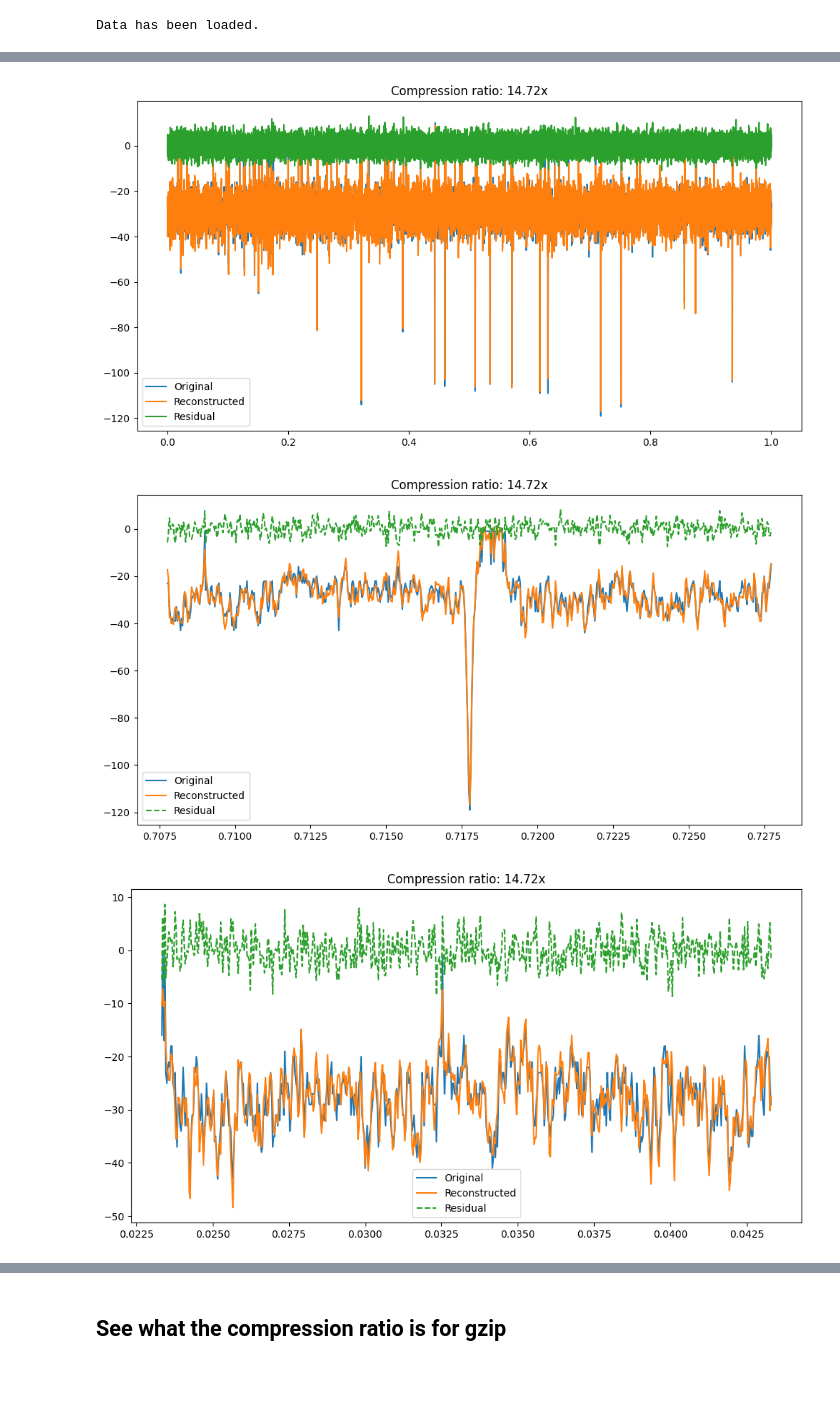
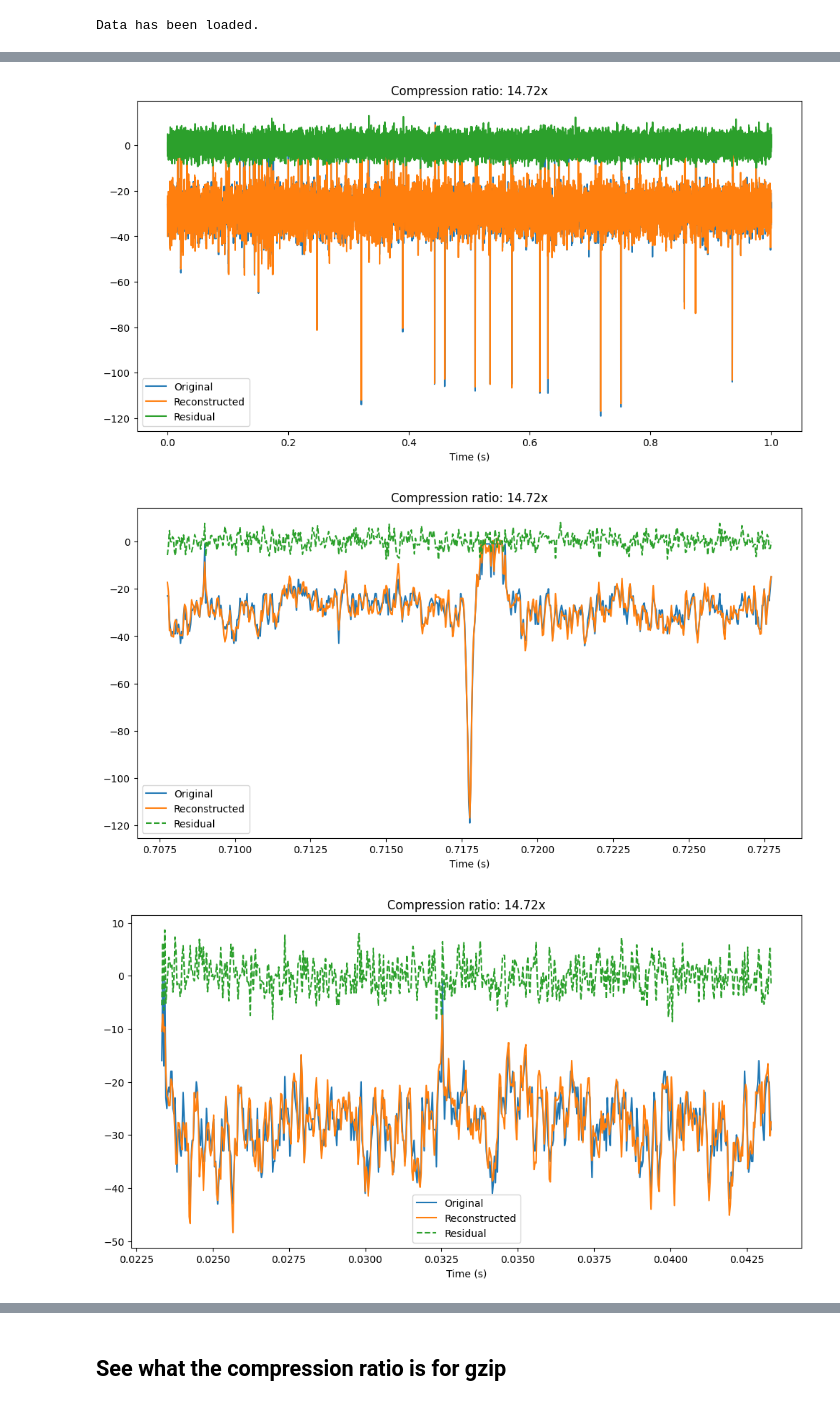
Before and after one commit to magland/qfc, a Jupyter notebook: qfc.ipynb, the cells around one changed output, grey strips where cells are left out. Drawn from its saved outputs; the diff is of its cells as text; code cells hidden in the pictures; blank space fills up the shorter version.

```diff
--- a/qfc.ipynb
+++ b/qfc.ipynb
@@ -332,6 +335,7 @@ plt.plot(grid, x[:, channel], label="Original")
 plt.plot(grid, x_recon[:, channel], label="Reconstructed")
 plt.plot(grid, resid[:, channel], label="Residual")
 plt.title(f'Compression ratio: {compression_ratio:.2f}x')
+plt.xlabel('Time (s)')
 plt.legend()
 plt.show()
 
@@ -343,6 +347,7 @@ plt.plot(grid[rng[0]:rng[1]], x[rng[0]:rng[1], channel], label="Original")
 plt.plot(grid[rng[0]:rng[1]], x_recon[rng[0]:rng[1], channel], label="Reconstructed")
 plt.plot(grid[rng[0]:rng[1]], resid[rng[0]:rng[1], channel], '--', label="Residual")
 plt.title(f'Compression ratio: {compression_ratio:.2f}x')
+plt.xlabel('Time (s)')
 plt.legend()
 plt.show()
 
@@ -354,38 +359,39 @@ plt.plot(grid[rng[0]:rng[1]], x[rng[0]:rng[1], channel], label="Original")
 plt.plot(grid[rng[0]:rng[1]], x_recon[rng[0]:rng[1], channel], label="Reconstructed")
 plt.plot(grid[rng[0]:rng[1]], resid[rng[0]:rng[1], channel], '--', label="Residual")
 plt.title(f'Compression ratio: {compression_ratio:.2f}x')
+plt.xlabel('Time (s)')
 plt.legend()
 
 # Show the histogram of the residuals
 
 plt.figure()
 plt.hist(resid[:, channel], bins=100)
 plt.title("Histogram of the residuals")
 plt.show()
 
 fig, axs = plt.subplots(3, 1, figsize=(1000/100, 600/100), dpi=100)
 
 # Power spectrum of original signal
 axs[0].plot(np.abs(np.fft.rfft(x[:, channel])))
 axs[0].set_ylim([0, 10000])
 axs[0].set_title('Power spectrum of original signal')
 
 # Power spectrum of reconstructed signal
 axs[1].plot(np.abs(np.fft.rfft(x_recon[:, channel])))
 axs[1].set_ylim([0, 10000])
 axs[1].set_title('Power spectrum of reconstructed signal')
 
 # Power spectrum of residual signal
 axs[2].plot(np.abs(np.fft.rfft(resid[:, channel])))
 axs[2].set_title('Power spectrum of residual signal')
 
 # Display the plot
 plt.tight_layout()
 plt.show()
 # %% [output]
-[figure, old version]
+[figure, new version]
-[figure, old version]
+[figure, new version]
-[figure, old version]
+[figure, new version]
 [figure]
 [figure]
 # %% [markdown]
```
Also changed, not shown: parts of 5 cells of this notebook.
